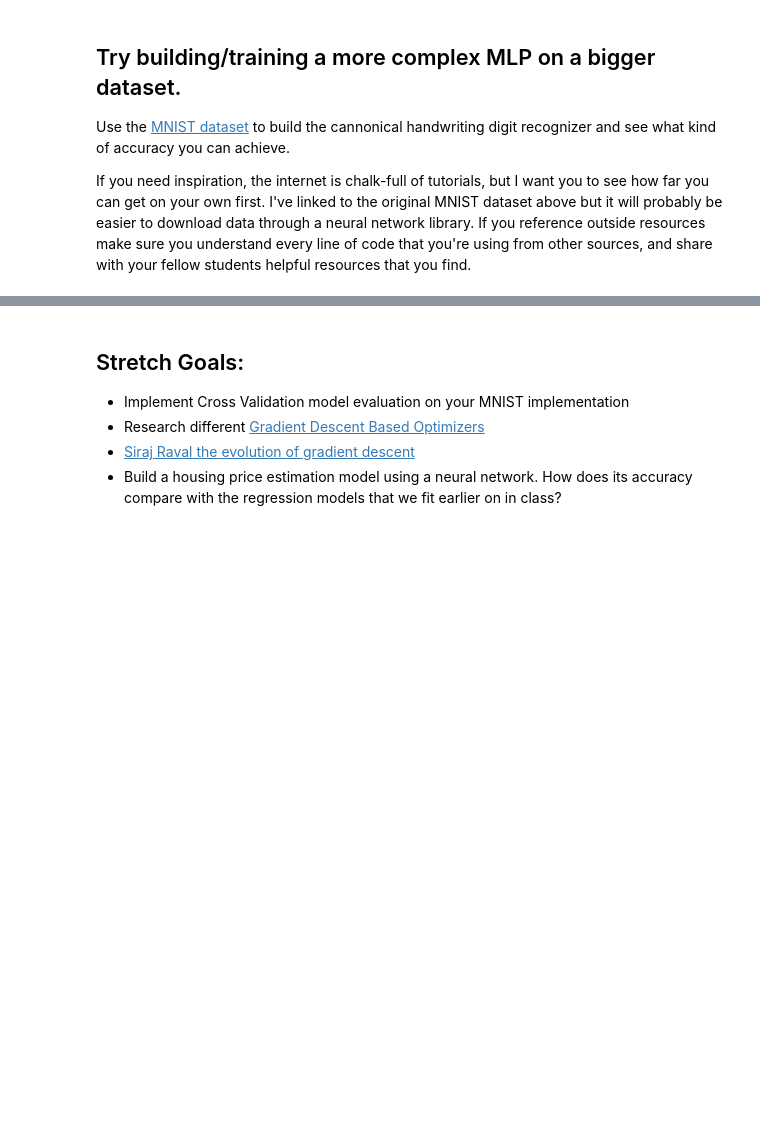
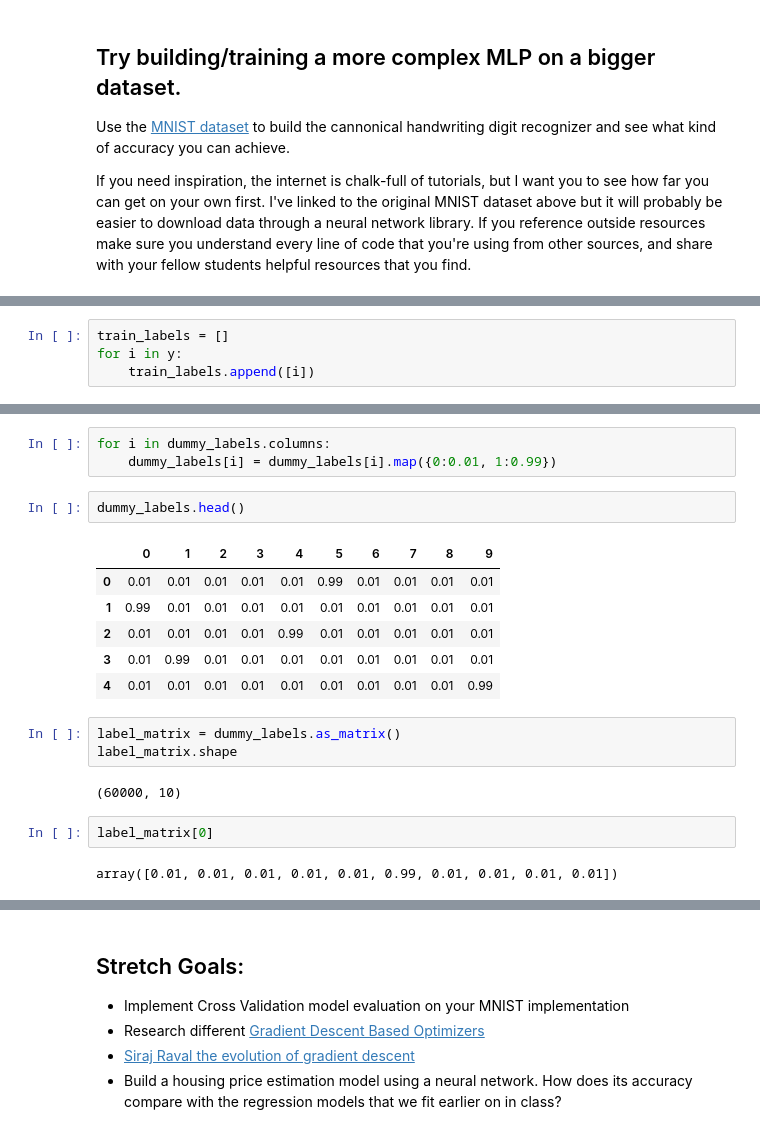
Before and after one commit to PWalis/DS-Unit-4-Sprint-2-Neural-Networks, a Jupyter notebook: module2-backpropagation/LS_DS_422_Backprop_Assignment.ipynb, the cells around one changed output, grey strips where cells are left out. Cells and saved outputs as stored; diff of their text form; blank space fills up the shorter version.

```diff
--- a/module2-backpropagation/LS_DS_422_Backprop_Assignment.ipynb
+++ b/module2-backpropagation/LS_DS_422_Backprop_Assignment.ipynb
@@ -79,0 +159,4 @@ If you need inspiration, the internet is chalk-full of tutorials, but I want you
+# %%
+train_labels = []
+for i in y:
+    train_labels.append([i])
@@ -79,0 +218,21 @@ If you need inspiration, the internet is chalk-full of tutorials, but I want you
+# %%
+for i in dummy_labels.columns:
+    dummy_labels[i] = dummy_labels[i].map({0:0.01, 1:0.99})
+# %%
+dummy_labels.head()
+# %% [output]
+|  | 0 | 1 | 2 | 3 | 4 | 5 | 6 | 7 | 8 | 9 |
+| 0 | 0.01 | 0.01 | 0.01 | 0.01 | 0.01 | 0.99 | 0.01 | 0.01 | 0.01 | 0.01 |
+| 1 | 0.99 | 0.01 | 0.01 | 0.01 | 0.01 | 0.01 | 0.01 | 0.01 | 0.01 | 0.01 |
+| 2 | 0.01 | 0.01 | 0.01 | 0.01 | 0.99 | 0.01 | 0.01 | 0.01 | 0.01 | 0.01 |
+| 3 | 0.01 | 0.99 | 0.01 | 0.01 | 0.01 | 0.01 | 0.01 | 0.01 | 0.01 | 0.01 |
+| 4 | 0.01 | 0.01 | 0.01 | 0.01 | 0.01 | 0.01 | 0.01 | 0.01 | 0.01 | 0.99 |
+# %%
+label_matrix = dummy_labels.as_matrix()
+label_matrix.shape
+# %% [output]
+(60000, 10)
+# %%
+label_matrix[0]
+# %% [output]
+array([0.01, 0.01, 0.01, 0.01, 0.01, 0.99, 0.01, 0.01, 0.01, 0.01])
```
Also changed, not shown: parts of 26 cells of this notebook.
